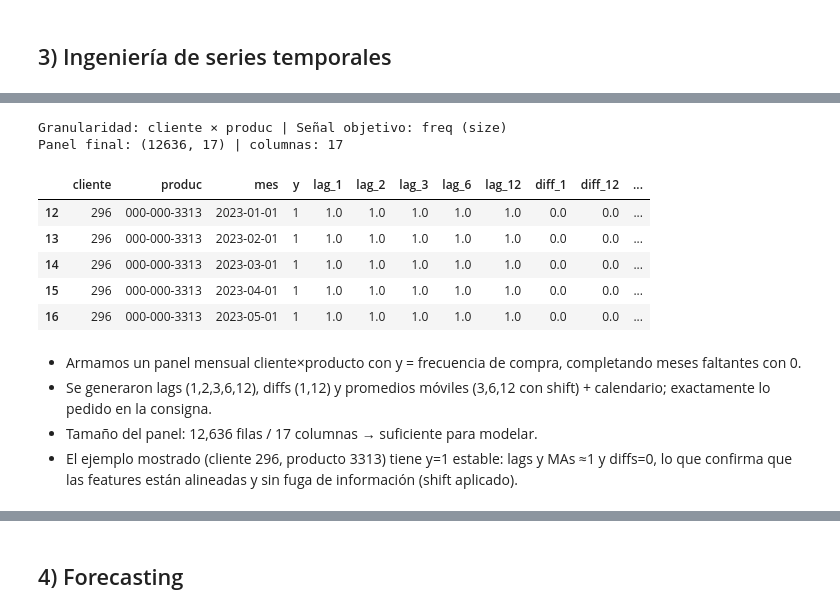
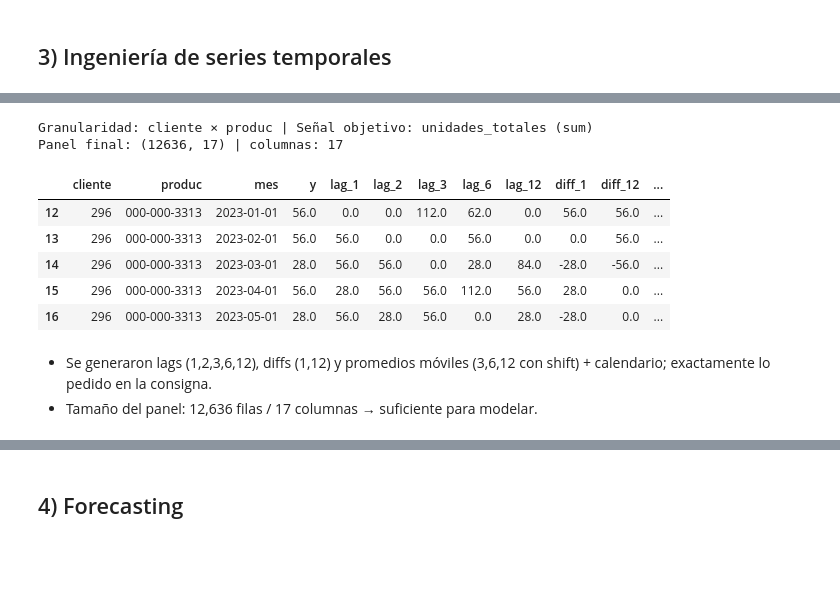
Before and after one commit to SantiagoCastellanos14/m11-practico1-eda, a Jupyter notebook: notebooks/practico_3_eda.ipynb, the cells around one changed output, grey strips where cells are left out. Cells and saved outputs as stored; diff of their text form; code cells hidden in the pictures; blank space fills up the shorter version.

```diff
--- a/notebooks/practico_3_eda.ipynb
+++ b/notebooks/practico_3_eda.ipynb
@@ -1244,8 +1237,8 @@ entity_col = 'pdv' if 'pdv' in df.columns else 'cliente'  # por consigna ideal:
 item_col   = 'produc'
 
 # Señal objetivo para forecasting (prioridad: unidades > importe > frecuencia)
-if 'canti_venta' in df.columns:
-    target_signal = 'canti_venta'
+if  'unidades_totales' in df.columns:
+    target_signal =  'unidades_totales'#corregido para que tomemos las unidades como criterio para prediccion de demanda
     agg_fn = 'sum'
 elif 'importe' in df.columns:
     target_signal = 'importe'
@@ -1292,49 +1285,49 @@ grid = (pairs.merge(cal, on='_key', how='left')
 ts = (grid.merge(grp, on=[entity_col, item_col, 'mes'], how='left')
            .fillna({'y': 0.0}))
 
+ts = ts.sort_values([entity_col, item_col, 'mes']).reset_index(drop=True) #nos aseguramos orden
+
 # Features temporales (shift=1 para evitar fuga de info)
 # Lags
 for L in [1, 2, 3, 6, 12]:
     ts[f'lag_{L}'] = ts.groupby([entity_col, item_col])['y'].shift(L)
 
 # Diffs
 for D in [1, 12]:
     ts[f'diff_{D}'] = ts['y'] - ts.groupby([entity_col, item_col])['y'].shift(D)
 
 # Moving averages (shift antes de promediar)
 for W in [3, 6, 12]:
     ts[f'ma_{W}'] = (ts.groupby([entity_col, item_col])['y']
                        .shift(1)
                        .rolling(window=W, min_periods=1)
                        .mean())
 
 # Calendario (mes, trimestre, año)
 ts['month']   = ts['mes'].dt.month
 ts['quarter'] = ts['mes'].dt.quarter
 ts['year']    = ts['mes'].dt.year
 
 
 
 # dropear NaN iniciales creados por lags
 cols_feat = [c for c in ts.columns if c not in [entity_col, item_col, 'mes', 'y']]
 ts_clean = ts.dropna(subset=[c for c in cols_feat if c.startswith('lag_') or c.startswith('diff_')]).copy()
 
 print("Panel final:", ts_clean.shape, "| columnas:", len(ts_clean.columns))
 display(ts_clean.head())
 # %% [output]
-Granularidad: cliente × produc | Señal objetivo: freq (size)
+Granularidad: cliente × produc | Señal objetivo: unidades_totales (sum)
 Panel final: (12636, 17) | columnas: 17
 |  | cliente | produc | mes | y | lag_1 | lag_2 | lag_3 | lag_6 | lag_12 | diff_1 | diff_12 | ... |
-| 12 | 296 | 000-000-3313 | 2023-01-01 | 1 | 1.0 | 1.0 | 1.0 | 1.0 | 1.0 | 0.0 | 0.0 | ... |
-| 13 | 296 | 000-000-3313 | 2023-02-01 | 1 | 1.0 | 1.0 | 1.0 | 1.0 | 1.0 | 0.0 | 0.0 | ... |
-| 14 | 296 | 000-000-3313 | 2023-03-01 | 1 | 1.0 | 1.0 | 1.0 | 1.0 | 1.0 | 0.0 | 0.0 | ... |
-| 15 | 296 | 000-000-3313 | 2023-04-01 | 1 | 1.0 | 1.0 | 1.0 | 1.0 | 1.0 | 0.0 | 0.0 | ... |
-| 16 | 296 | 000-000-3313 | 2023-05-01 | 1 | 1.0 | 1.0 | 1.0 | 1.0 | 1.0 | 0.0 | 0.0 | ... |
+| 12 | 296 | 000-000-3313 | 2023-01-01 | 56.0 | 0.0 | 0.0 | 112.0 | 62.0 | 0.0 | 56.0 | 56.0 | ... |
+| 13 | 296 | 000-000-3313 | 2023-02-01 | 56.0 | 56.0 | 0.0 | 0.0 | 56.0 | 0.0 | 0.0 | 56.0 | ... |
+| 14 | 296 | 000-000-3313 | 2023-03-01 | 28.0 | 56.0 | 56.0 | 0.0 | 28.0 | 84.0 | -28.0 | -56.0 | ... |
+| 15 | 296 | 000-000-3313 | 2023-04-01 | 56.0 | 28.0 | 56.0 | 56.0 | 112.0 | 56.0 | 28.0 | 0.0 | ... |
+| 16 | 296 | 000-000-3313 | 2023-05-01 | 28.0 | 56.0 | 28.0 | 56.0 | 0.0 | 28.0 | -28.0 | 0.0 | ... |
 # %% [markdown]
-- Armamos un panel mensual cliente×producto con y = frecuencia de compra, completando meses faltantes con 0.
 - Se generaron lags (1,2,3,6,12), diffs (1,12) y promedios móviles (3,6,12 con shift) + calendario; exactamente lo pedido en la consigna.
 - Tamaño del panel: 12,636 filas / 17 columnas → suficiente para modelar.
-- El ejemplo mostrado (cliente 296, producto 3313) tiene y=1 estable: lags y MAs ≈1 y diffs=0, lo que confirma que las features están alineadas y sin fuga de información (shift aplicado).
 # %%
 # check 1: densidad de ventas (meses con y>0) por par entidad×producto
 densidad = (ts.groupby([entity_col, item_col])['y']
```
Also changed, not shown: parts of 21 cells of this notebook, 1 other file.
